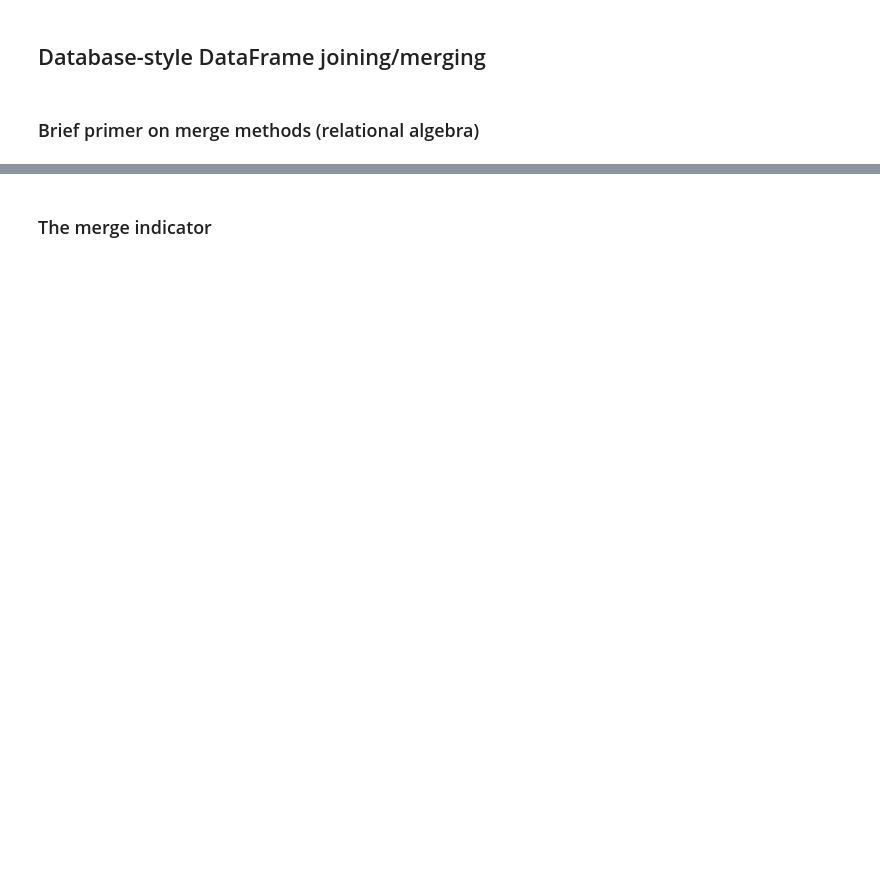
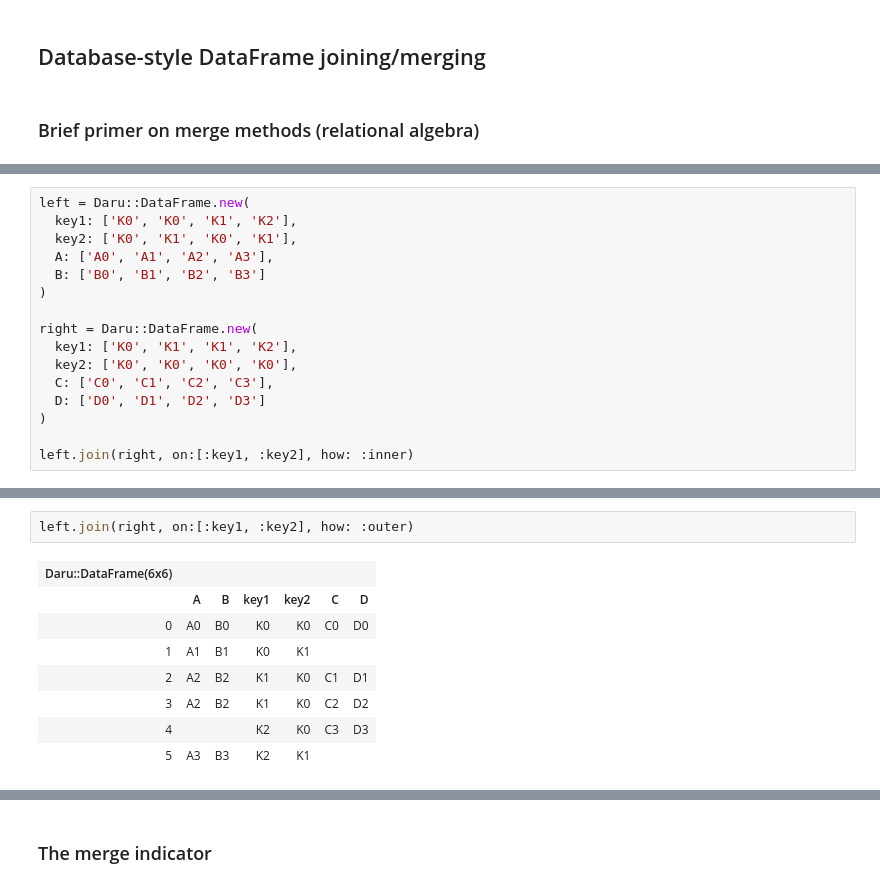
Before and after one commit to sciruby-jp/survey, a Jupyter notebook: Merge, join, and concatenate.ipynb, the cells around one changed output, grey strips where cells are left out. Saved outputs shown, nothing was run; the diff lists cells and outputs as text; blank space fills up the shorter version.

```diff
--- a/Merge, join, and concatenate.ipynb
+++ b/Merge, join, and concatenate.ipynb
@@ -164,0 +216,16 @@ df1.concat Daru::Vector.new([1,2,3,4], index: [:A,:B,:C,:D]).to_df
+# %%
+left = Daru::DataFrame.new(
+  key1: ['K0', 'K0', 'K1', 'K2'],
+  key2: ['K0', 'K1', 'K0', 'K1'],
+  A: ['A0', 'A1', 'A2', 'A3'],
+  B: ['B0', 'B1', 'B2', 'B3']
+)
+
+right = Daru::DataFrame.new(
+  key1: ['K0', 'K1', 'K1', 'K2'],
+  key2: ['K0', 'K0', 'K0', 'K0'],
+  C: ['C0', 'C1', 'C2', 'C3'],
+  D: ['D0', 'D1', 'D2', 'D3']
+)
+
+left.join(right, on:[:key1, :key2], how: :inner)
@@ -164,0 +248,11 @@ df1.concat Daru::Vector.new([1,2,3,4], index: [:A,:B,:C,:D]).to_df
+# %%
+left.join(right, on:[:key1, :key2], how: :outer)
+# %% [output]
+| Daru::DataFrame(6x6) |  |  |  |  |  |  |
+|  | A | B | key1 | key2 | C | D |
+| 0 | A0 | B0 | K0 | K0 | C0 | D0 |
+| 1 | A1 | B1 | K0 | K1 |  |  |
+| 2 | A2 | B2 | K1 | K0 | C1 | D1 |
+| 3 | A2 | B2 | K1 | K0 | C2 | D2 |
+| 4 |  |  | K2 | K0 | C3 | D3 |
+| 5 | A3 | B3 | K2 | K1 |  |  |
```
Also changed, not shown: parts of 28 cells of this notebook.
